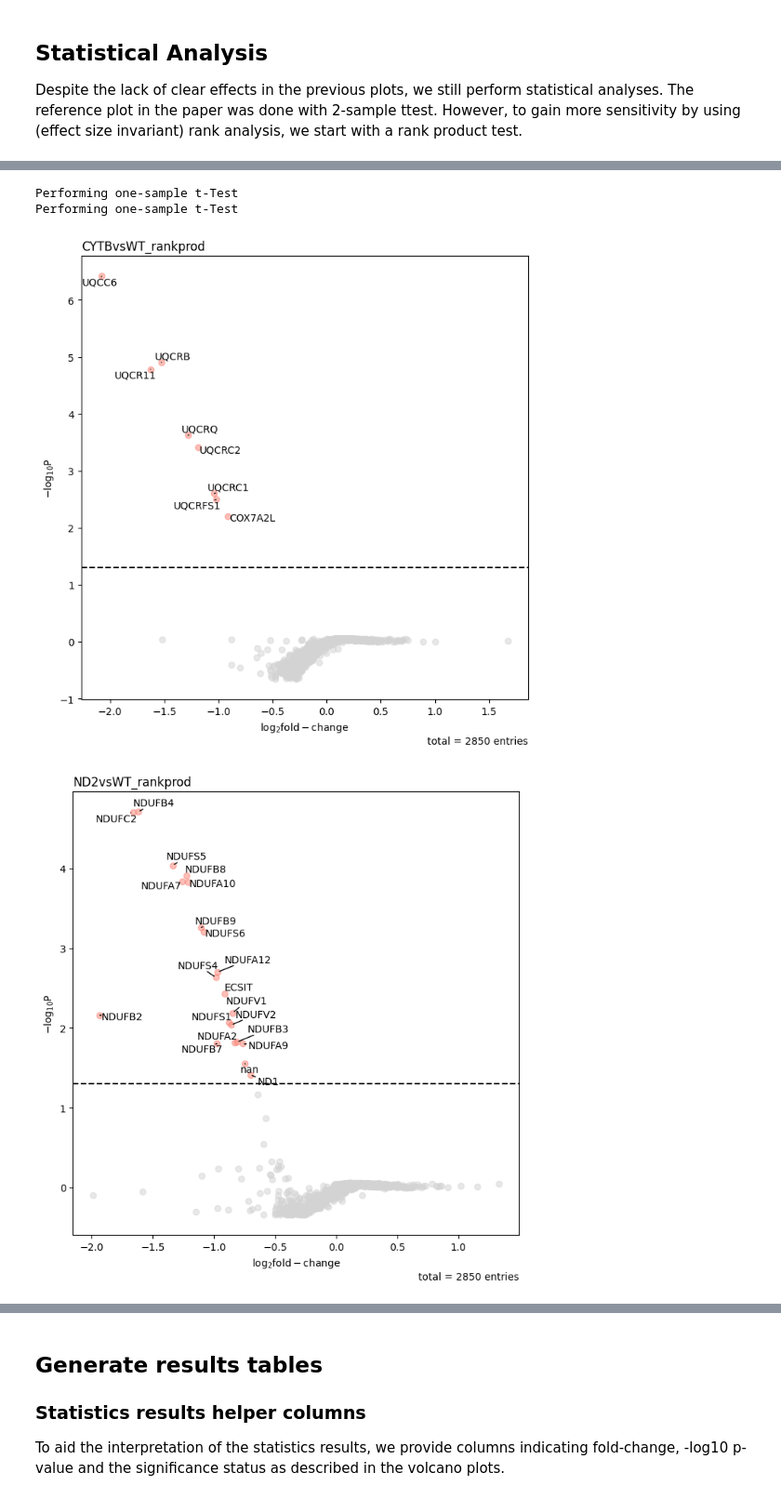
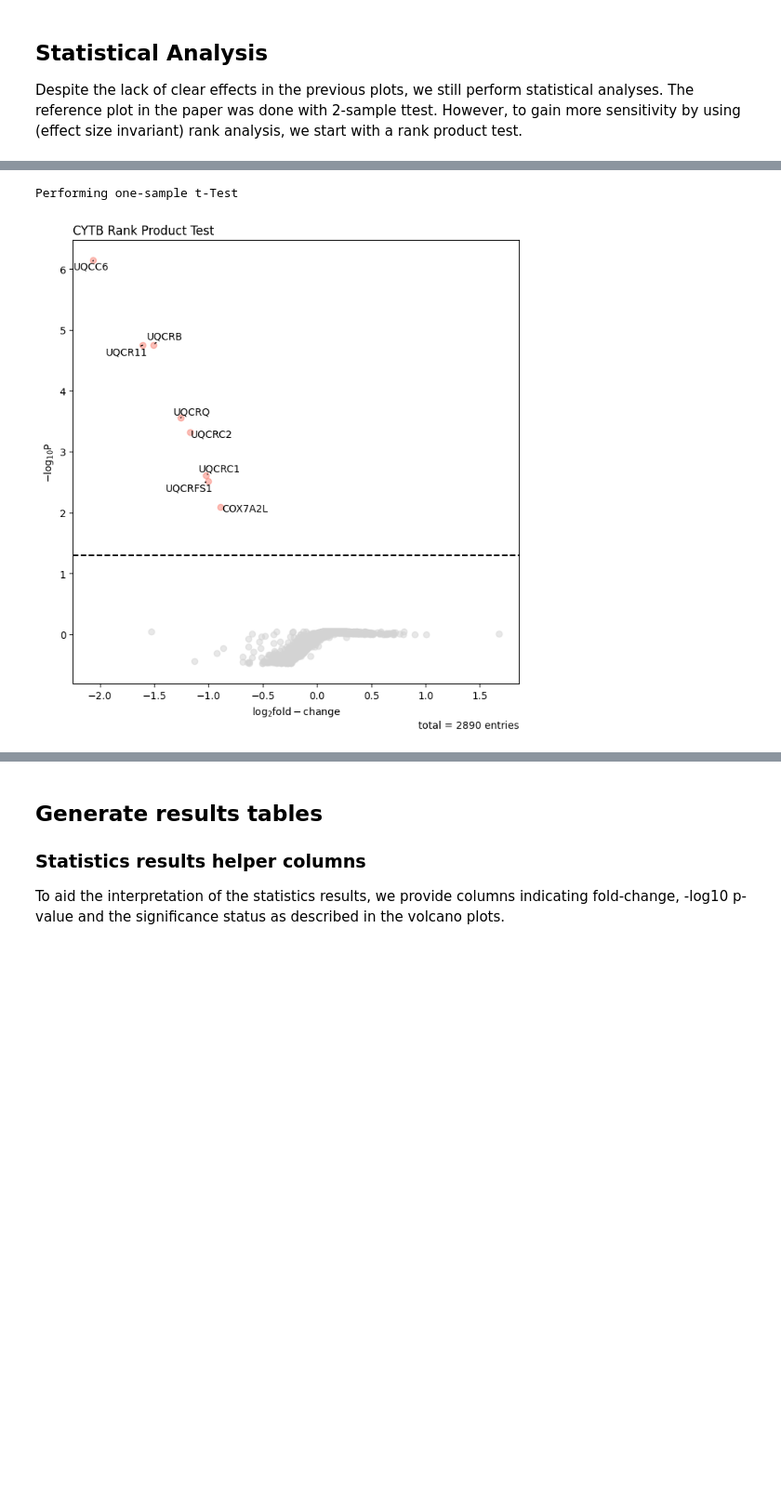
Before and after one commit to aretaon/silencing-mito-genes-analysis, a Jupyter notebook: ND2_CYTB/analysis_2h_nonfrac.ipynb, the cells around one changed output, grey strips where cells are left out. Shown at 93% size. Saved outputs shown, nothing was run; the diff lists cells and outputs as text; code cells hidden in the pictures; blank space fills up the shorter version.

```diff
--- a/ND2_CYTB/analysis_2h_nonfrac.ipynb
+++ b/ND2_CYTB/analysis_2h_nonfrac.ipynb
@@ -100,6 +113,6 @@ intens_nested
 ### Filtering
 We filter so that each protein group contains LFQ intensities for et least 75% of the conditions. Since the search was done with MBR enabled, this is a rather liberal filtering.
 # %%
-pg = pp.filter_vv(pg, intens_nested, 3)
+pg = pp.filter_vv(pg, [intens_nested[0], intens_nested[1]], 3)
 # %% [output]
 3139 rows before filter operation.
@@ -145,5 +144,0 @@ intens_imp
-# %%
-intens_norm = []
-for cond in [intens_imp[:4], intens_imp[4:8], intens_imp[8:12]]:
-    pg, i = pp.cyclic_loess(pg, cond, return_cols=True)
-    intens_norm.extend(i)
@@ -351,37 +256,26 @@ Performing two-sample t-Test
 # %%
 # log2 of ratios
-pg = pp.log(pg, pg.filter(regex="Ratio").columns)
-
 pg = ana.ttest(
     pg,
-    pg.filter(regex="log2_Ratio CYT").columns,
-    cond="_CYTBvsWT_tt1samp",
+    pg.filter(regex=f"log2_Ratio {treatment_experiment_name}").columns,
+    cond=f"_{target_gene_name}vsWT_tt1samp",
 )
-
-pg = ana.ttest(
-    pg,
-    pg.filter(regex="log2_Ratio ND2").columns,
-    cond="_ND2vsWT_tt1samp",
-)
 # %% [output]
 Performing one-sample t-Test
-Performing one-sample t-Test
 # %%
-for cond in ["_CYTBvsWT_rankprod", "_ND2vsWT_rankprod"]:
-    vis.volcano(
-        pg,
-        log_fc_colname="logFC" + cond,
-        p_colname="adj.P.Val_class1<class2" + cond,
-        annotate_colname="Gene names first",
-        log_fc_thresh=None,
-        annotate="p-value",
-        kwargs_p_sig={"color": "salmon"},
-        show_legend=False,
-        title=cond[1:],
-    )
+vis.volcano(
+    pg,
+    log_fc_colname=f"logFC_{target_gene_name}vsWT_rankprod",
+    p_colname=f"adj.P.Val_class1<class2_{target_gene_name}vsWT_rankprod",
+    annotate_colname="Gene names first",
+    log_fc_thresh=None,
+    annotate="p-value",
+    kwargs_p_sig={"color": "salmon"},
+    show_legend=False,
+    title=target_gene_name + " Rank Product Test",
+)
 
-    plt.savefig(f"PR101_2h_nonfrac_volcano_rankprod{cond}.pdf")
+plt.savefig(f"PR101_2h_nonfrac_volcano_rankprod{target_gene_name}.pdf")
 # %% [output]
-[figure, old version]
+[figure, new version]
-[figure, removed]
 # %%
```
Also changed, not shown: parts of 24 cells of this notebook, 25 other files.
